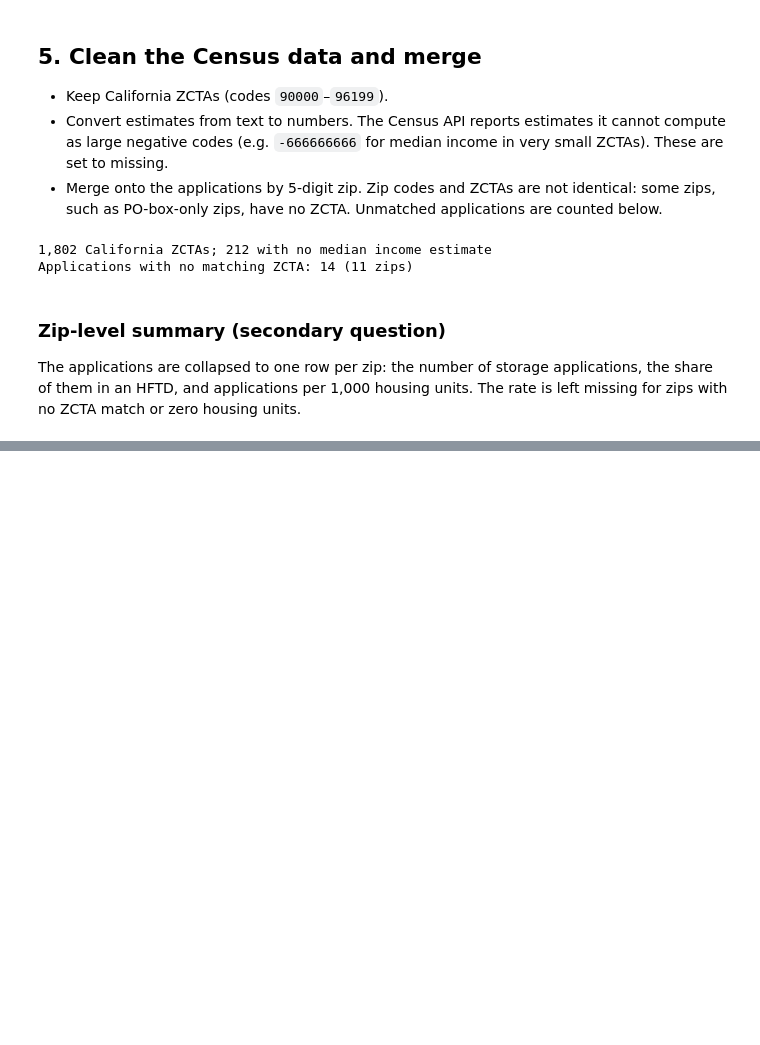
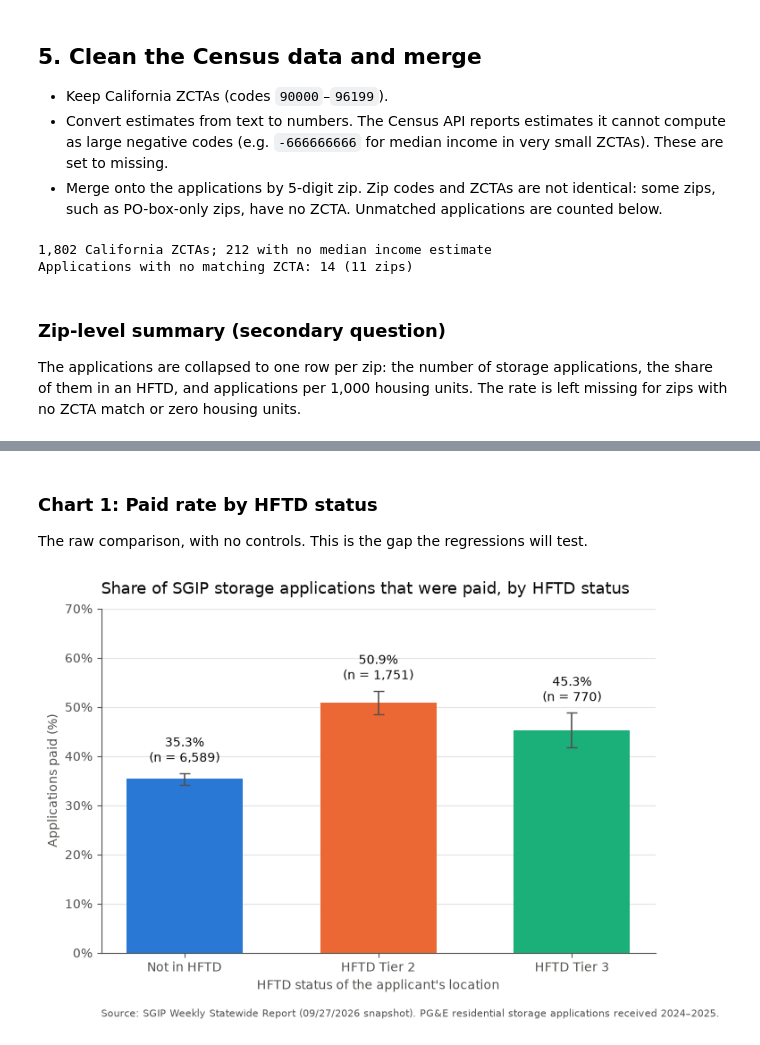
Before and after one commit to EnOnl1ne/sgip-hftd-funding, a Jupyter notebook: sgip_hftd.ipynb, the cells around one changed output, grey strips where cells are left out. Saved outputs shown, nothing was run; the diff lists cells and outputs as text; code cells hidden in the pictures; blank space fills up the shorter version.

```diff
--- a/sgip_hftd.ipynb
+++ b/sgip_hftd.ipynb
@@ -400,0 +468,29 @@ zip_summary.describe().round(2)
+# %% [markdown]
+### Chart 1: Paid rate by HFTD status
+
+The raw comparison, with no controls. This is the gap the regressions will test.
+# %%
+status_rates = paid_rate_with_ci(applications, "hftd_status")
+
+fig, ax = plt.subplots(figsize=(8, 5))
+bars = ax.bar(
+    [HFTD_LABELS[s] for s in status_rates["hftd_status"]],
+    status_rates["paid_rate"],
+    yerr=status_rates["ci95"],
+    color=[HFTD_COLORS[s] for s in status_rates["hftd_status"]],
+    width=0.6,
+    capsize=4,                                    # error-bar cap width in points
+    error_kw={"ecolor": MUTED_INK, "elinewidth": 1.2},
+)
+# Value and sample-size label above each bar (bar.get_x() + width/2 = bar center)
+for bar, (rate, n, ci) in zip(bars, status_rates[["paid_rate", "n", "ci95"]].itertuples(index=False)):
+    ax.text(bar.get_x() + bar.get_width() / 2, rate + ci + 0.015,
+            f"{rate:.1%}\n(n = {n:,})", ha="center", va="bottom", fontsize=10, color=INK)
+
+ax.yaxis.set_major_formatter(PercentFormatter(xmax=1))   # xmax=1: values are 0–1 shares
+ax.set_ylim(0, 0.7)
+style_axes(ax, "Share of SGIP storage applications that were paid, by HFTD status",
+           "HFTD status of the applicant's location", "Applications paid (%)", SGIP_SOURCE)
+plt.show()
+# %% [output]
+[figure, added]
```
Also changed, not shown: parts of 8 cells of this notebook.
